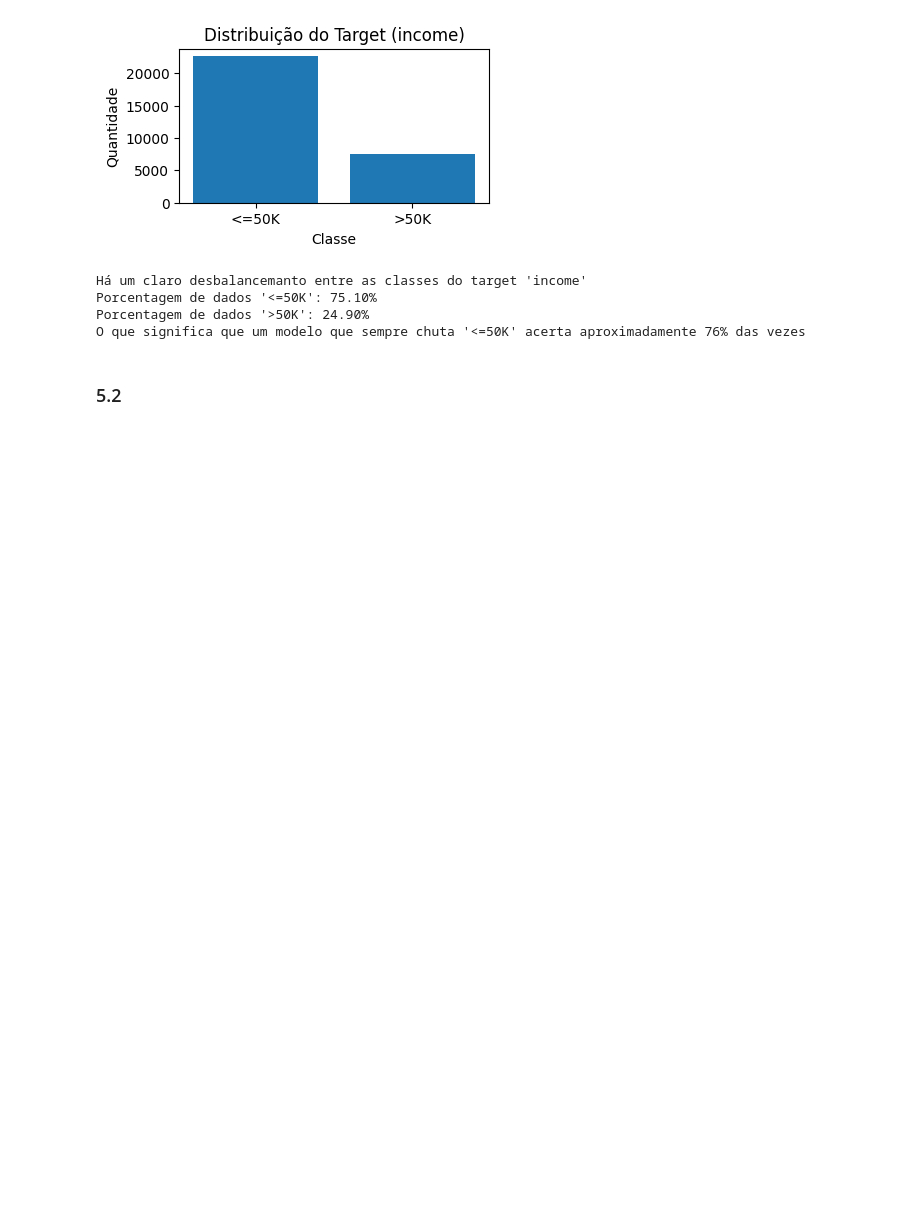
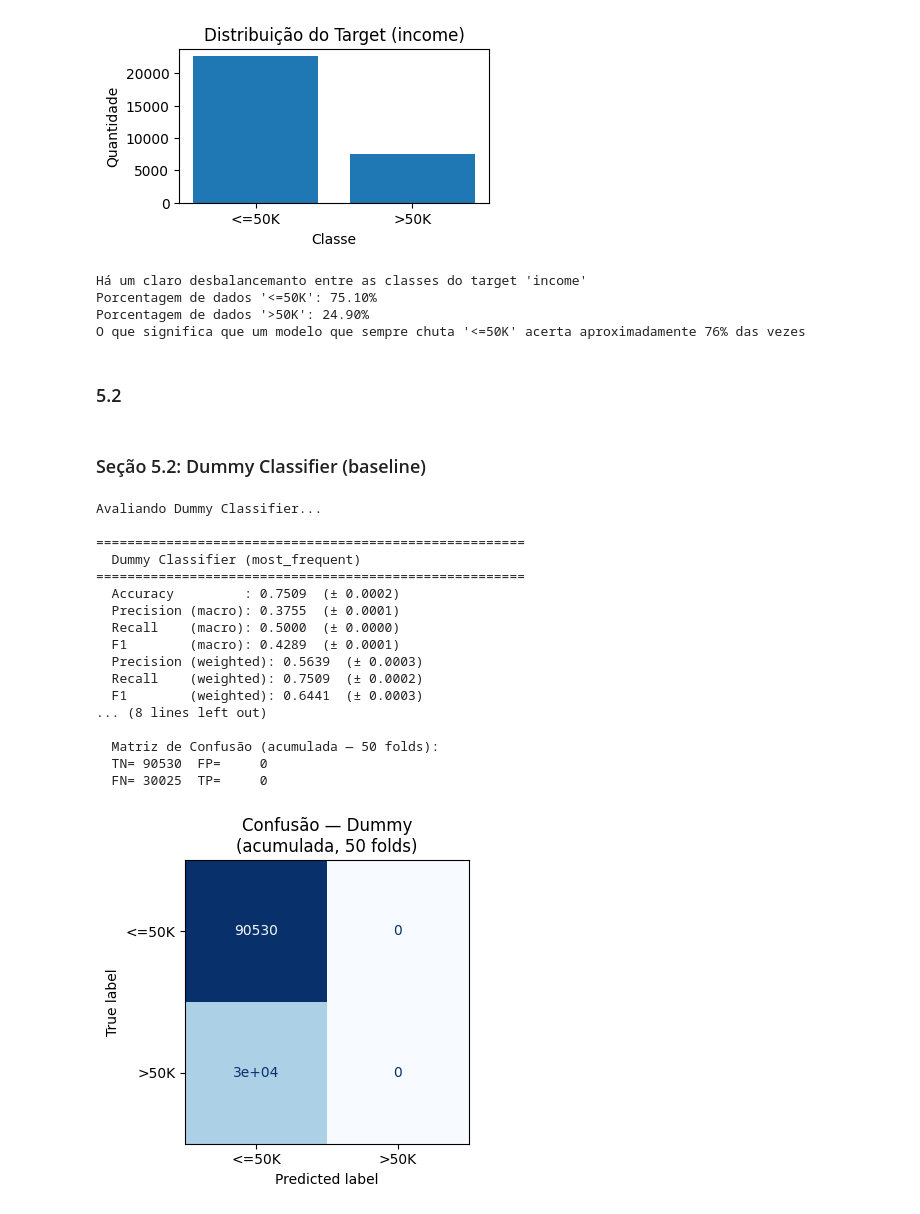
Before and after one commit to iranhonorato/APS-Machine-Learning, a Jupyter notebook: src/aps2_classificacao.ipynb, the cells around one changed output. Cells and saved outputs as stored; diff of their text form; code cells hidden in the pictures; blank space fills up the shorter version.

Commit message:
feat: implementando modelagem e comparação dos modelos

```diff
--- a/src/aps2_classificacao.ipynb
+++ b/src/aps2_classificacao.ipynb
@@ -384,0 +480,31 @@ O que significa que um modelo que sempre chuta '<=50K' acerta aproximadamente 76
+# %% [markdown]
+### Seção 5.2: Dummy Classifier (baseline)
+# %%
+dummy_pipe = Pipeline([
+    ("preprocessor", preprocessor),
+    ("classifier",   DummyClassifier(strategy="most_frequent", random_state=42))
+])
+
+print("Avaliando Dummy Classifier...")
+dummy_metrics = evaluate_model_cv(dummy_pipe, X_train, y_train, cv, "Dummy")
+print_metrics(dummy_metrics, "Dummy Classifier (most_frequent)")
+plot_cm(dummy_metrics, "Dummy")
+# %% [output]
+Avaliando Dummy Classifier...
+
+=======================================================
+  Dummy Classifier (most_frequent)
+=======================================================
+  Accuracy         : 0.7509  (± 0.0002)
+  Precision (macro): 0.3755  (± 0.0001)
+  Recall    (macro): 0.5000  (± 0.0000)
+  F1        (macro): 0.4289  (± 0.0001)
+  Precision (weighted): 0.5639  (± 0.0003)
+  Recall    (weighted): 0.7509  (± 0.0002)
+  F1        (weighted): 0.6441  (± 0.0003)
+... (8 lines left out)
+
+  Matriz de Confusão (acumulada — 50 folds):
+  TN= 90530  FP=     0
+  FN= 30025  TP=     0
+[figure, added]
```
Also changed, not shown: parts of 14 cells of this notebook, 1 other file.
